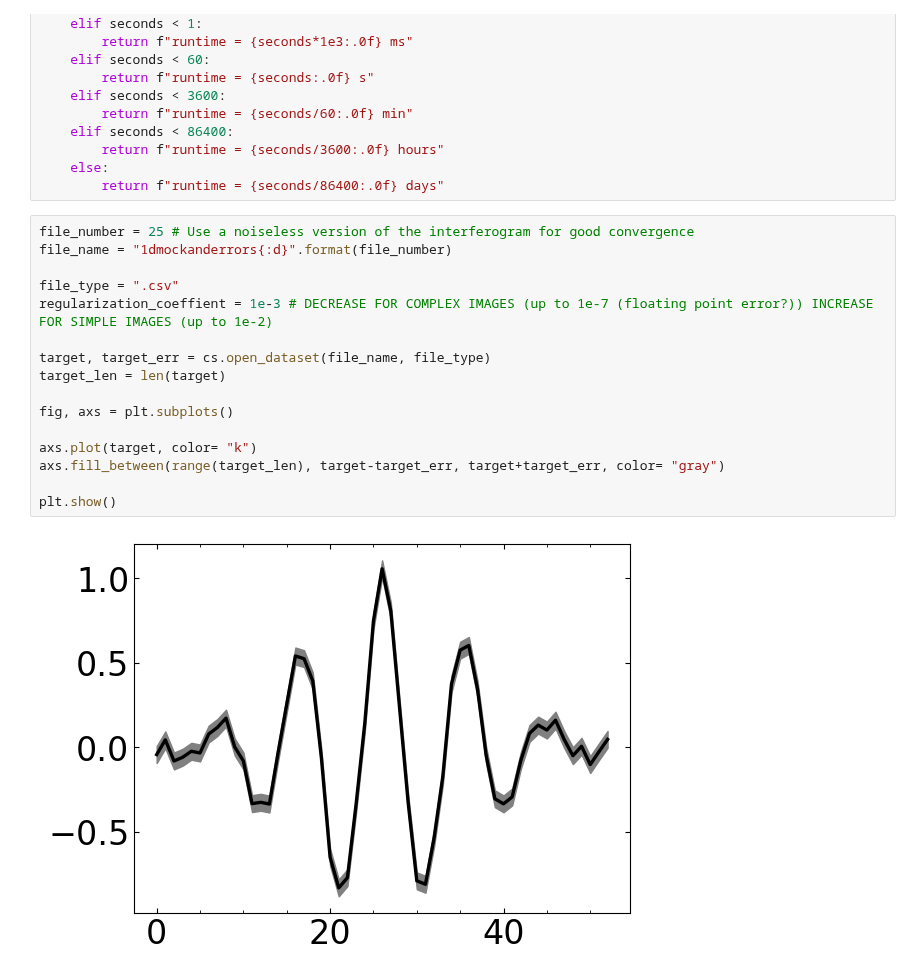
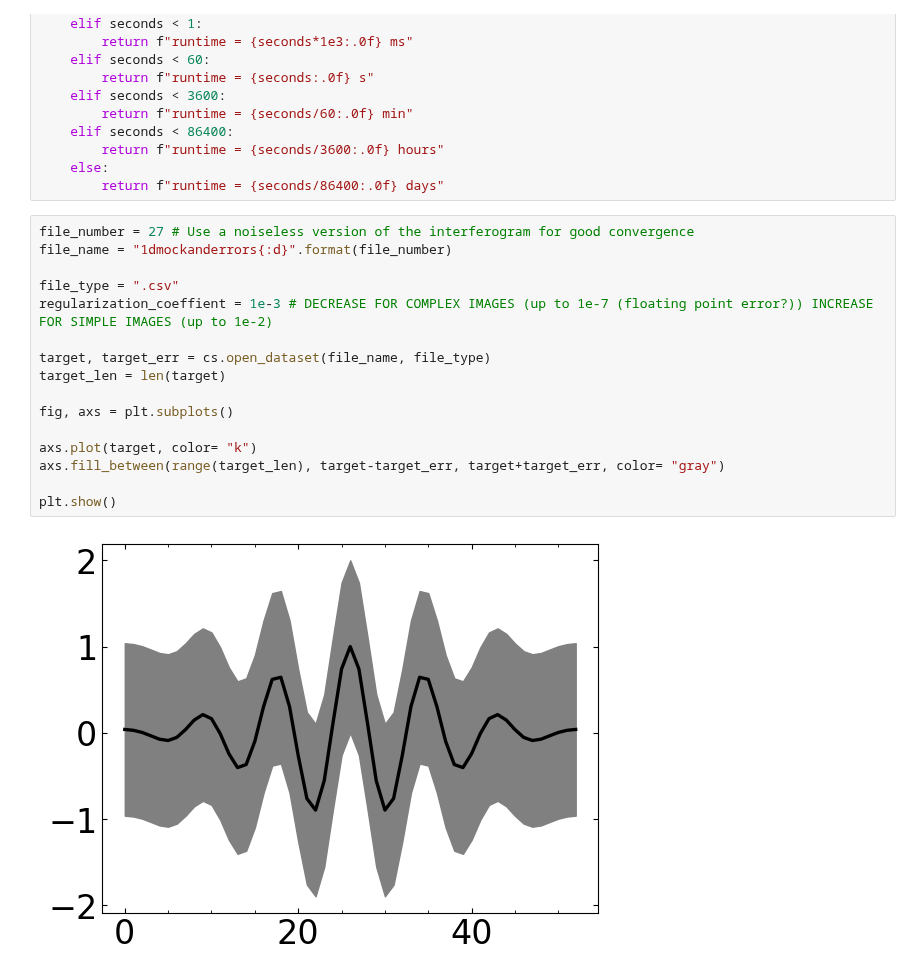
Before and after one commit to Jammi-Dodgers/THz-Compressed-Sensing, a Jupyter notebook: optimisation_comparason.ipynb, the cells around one changed output. Cells and saved outputs as stored; diff of their text form.

Commit message:
updated comparason graph

```diff
--- a/optimisation_comparason.ipynb
+++ b/optimisation_comparason.ipynb
@@ -27,23 +27,23 @@ def format_runtime(seconds):
     else:
         return f"runtime = {seconds/86400:.0f} days"
 # %%
-file_number = 25 # Use a noiseless version of the interferogram for good convergence
+file_number = 27 # Use a noiseless version of the interferogram for good convergence
 file_name = "1dmockanderrors{:d}".format(file_number)
 
 file_type = ".csv"
 regularization_coeffient = 1e-3 # DECREASE FOR COMPLEX IMAGES (up to 1e-7 (floating point error?)) INCREASE FOR SIMPLE IMAGES (up to 1e-2)
 
 target, target_err = cs.open_dataset(file_name, file_type)
 target_len = len(target)
 
 fig, axs = plt.subplots()
 
 axs.plot(target, color= "k")
 axs.fill_between(range(target_len), target-target_err, target+target_err, color= "gray")
 
 plt.show()
 # %% [output]
-[figure, old version]
+[figure, new version]
 # %%
 optimised_samples = {}
 scores = {}
```
Also changed, not shown: parts of 4 cells of this notebook, 9 other files.
